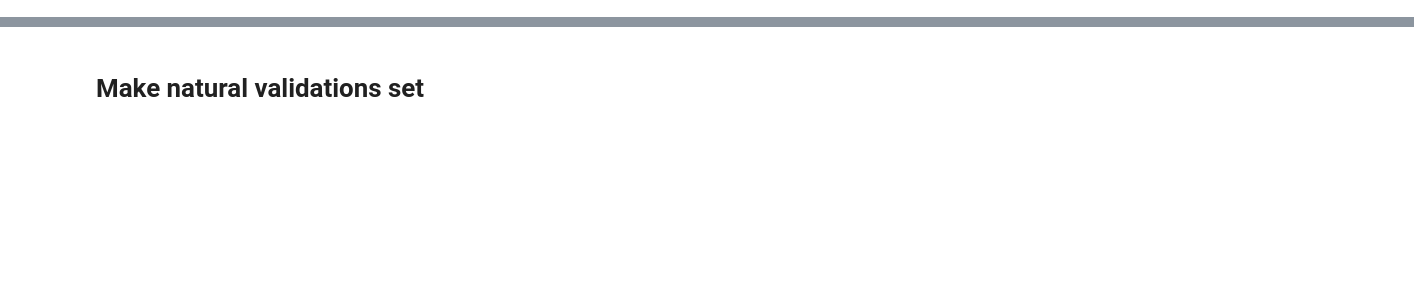
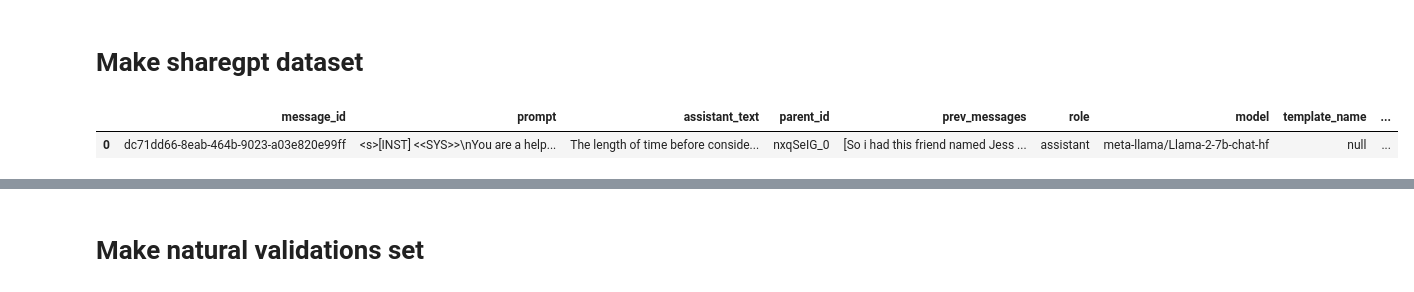
Before and after one commit to AlexTMallen/truth-tags, a Jupyter notebook: data_manipulation.ipynb, the cells around one changed output, grey strips where cells are left out. Saved outputs shown, nothing was run; the diff lists cells and outputs as text; code cells hidden in the pictures; blank space fills up the shorter version.

```diff
--- a/data_manipulation.ipynb
+++ b/data_manipulation.ipynb
@@ -11,3 +11,19 @@ from tqdm import tqdm
 import threading
 import queue
 from itertools import islice
+# %% [markdown]
+# Make sharegpt dataset
+# %%
+import json
+import numpy as np
+import pandas as pd
+
+seed = 633
+np.random.seed(seed)
+
+sharegpt = pd.read_json("data/generated-responses/rank_0_0_transcripts_sharegpt_meta-llama_Llama-2-7b-chat-hf.json")
+
+sharegpt[:1]
+# %% [output]
+|  | message_id | prompt | assistant_text | parent_id | prev_messages | role | model | template_name | ... |
+| 0 | dc71dd66-8eab-464b-9023-a03e820e99ff | <s>[INST] <<SYS>>\nYou are a help... | The length of time before conside... | nxqSeIG_0 | [So i had this friend named Jess ... | assistant | meta-llama/Llama-2-7b-chat-hf | null | ... |
```
Also changed, not shown: parts of 24 cells of this notebook, 4 other files.
